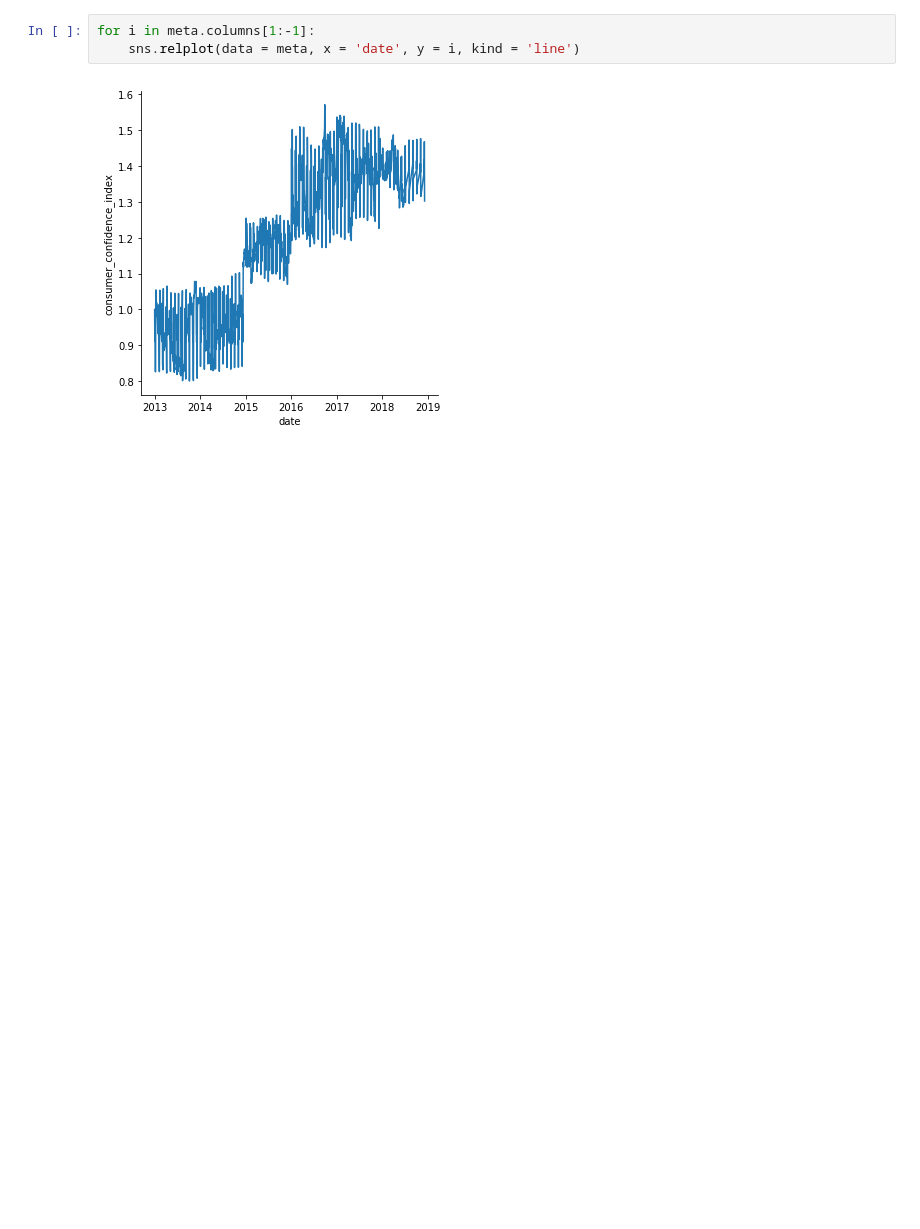
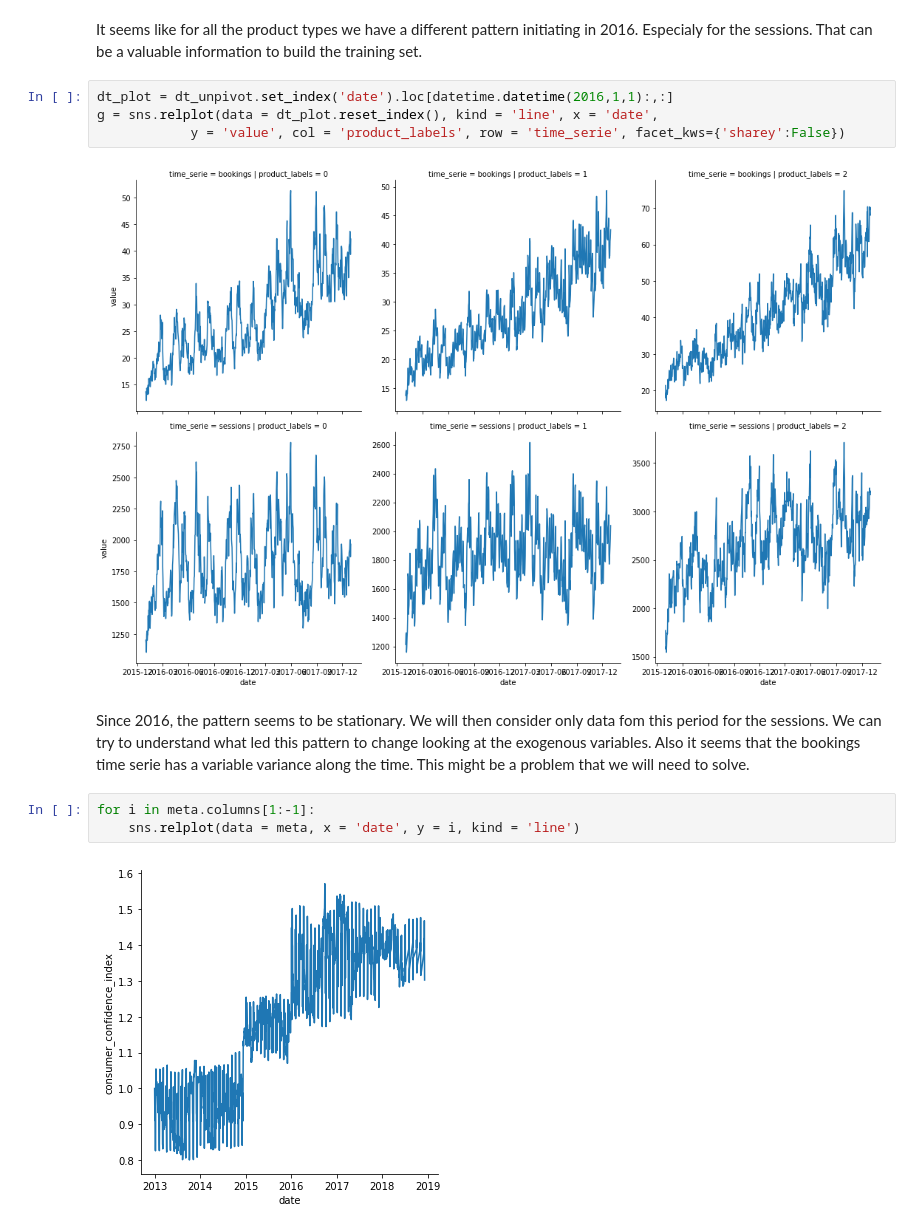
Before and after one commit to louislouisloui/otb, a Jupyter notebook: 30_ARIMA.ipynb, the cells around one changed output. Drawn from its saved outputs; the diff is of its cells as text; blank space fills up the shorter version.

```diff
--- a/30_ARIMA.ipynb
+++ b/30_ARIMA.ipynb
@@ -34,3 +34,14 @@ sns.relplot(data = dt_plot2, kind = 'line', x = 'date', y = 'sessions', row = 'p
+# %% [markdown]
+It seems like for all the product types we have a different pattern initiating in 2016. Especialy for the sessions. That can be a valuable information to build the training set.
+# %%
+dt_plot = dt_unpivot.set_index('date').loc[datetime.datetime(2016,1,1):,:]
+g = sns.relplot(data = dt_plot.reset_index(), kind = 'line', x = 'date',
+            y = 'value', col = 'product_labels', row = 'time_serie', facet_kws={'sharey':False})
+# %% [output]
+[figure, added]
+# %% [markdown]
+Since 2016, the pattern seems to be stationary. We will then consider only data fom this period for the sessions. We can try to understand what led this pattern to change looking at the exogenous variables.
+Also it seems that the bookings time serie has a variable variance along the time. This might be a problem that we will need to solve.
 # %%
 for i in meta.columns[1:-1]:
     sns.relplot(data = meta, x = 'date', y = i, kind = 'line')
```
Also changed, not shown: parts of 53 cells of this notebook, 10 other files.
